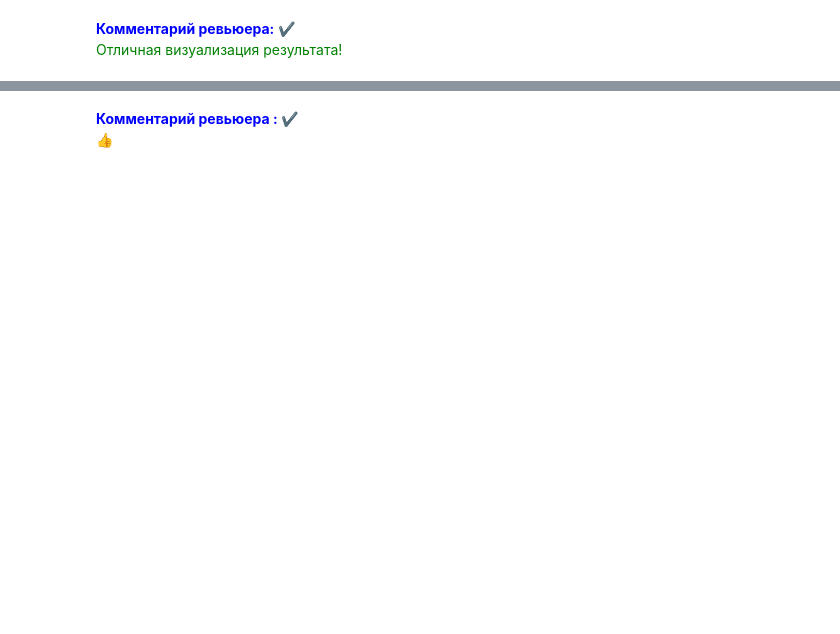
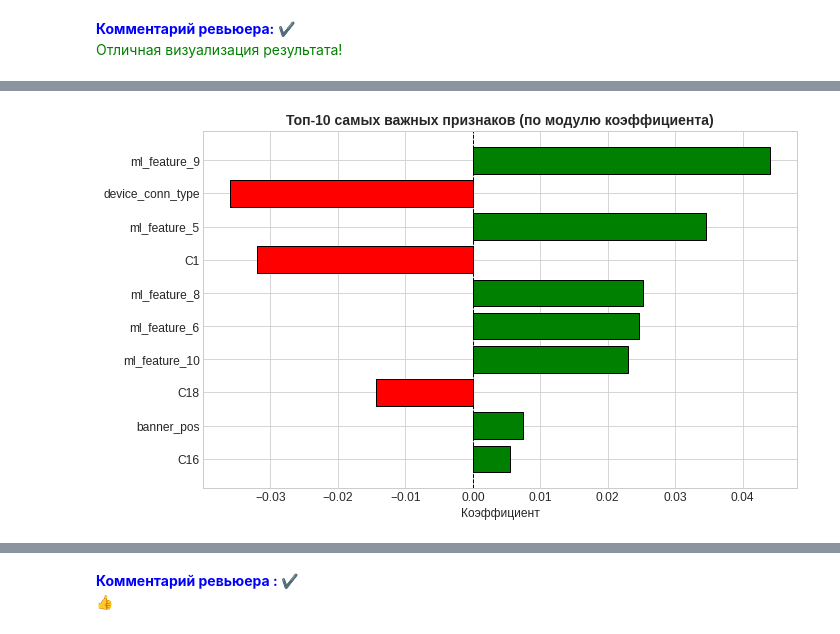
Before and after one commit to MllII/advandex-ctr-prediction, a Jupyter notebook: advandex_ctr_pipeline.ipynb, the cells around one changed output, grey strips where cells are left out. Cells and saved outputs as stored; diff of their text form; code cells hidden in the pictures; blank space fills up the shorter version.

```diff
--- a/advandex_ctr_pipeline.ipynb
+++ b/advandex_ctr_pipeline.ipynb
@@ -3506,64 +3976,70 @@ print("8.3 АНАЛИЗ ВЕСОВ МОДЕЛИ")
 print("\n1. КОЭФФИЦИЕНТЫ МОДЕЛИ")
 print("-" * 50)
 
-# Извлекаем модель из пайплайна
-# final_pipeline — это полный пайплайн (preprocessor + classifier)
-# Нам нужен сам классификатор
-model = final_pipeline.named_steps['classifier']
+# Получаем коэффициенты из финальной модели
+coef = final_model.coef_[0]
 
-# Получаем коэффициенты
-coef = model.coef_[0]
+# Получаем имена признаков (из X_train_selected)
+feature_names = X_train_selected.columns.tolist()
+
+# Создаём DataFrame с весами
+weights_df = pd.DataFrame({
+    'feature': feature_names,
+    'coef': coef  # ← название колонки 'coef', а не 'weight'
+})
+
+# Сортируем по абсолютному значению
+weights_df['abs_coef'] = abs(weights_df['coef'])
+weights_df_sorted = weights_df.sort_values('abs_coef', ascending=False)
 
 print(f"Всего признаков: {len(coef)}")
-print(f"Положительных весов: {(coef > 0).sum()}")
-print(f"Отрицательных весов: {(coef < 0).sum()}")
-print(f"Нулевых весов: {(coef == 0).sum()}")
+print(f"Положительных коэффициентов: {(coef > 0).sum()}")
+print(f"Отрицательных коэффициентов: {(coef < 0).sum()}")
+print(f"Нулевых коэффициентов: {(coef == 0).sum()}")
 
-# ---- 2. Создание DataFrame с весами ----
-print("\n2. СОЗДАНИЕ ТАБЛИЦЫ ВЕСОВ")
-print("-" * 50)
-
-# Получаем имена признаков из пайплайна
-# Для этого нужно понять, какие признаки были созданы после предобработки
-feature_names = [f'feature_{i}' for i in range(len(coef))]
-
-weights_df = pd.DataFrame({
-    'feature': feature_names,
-    'weight': coef
-})
-
-weights_df['abs_weight'] = abs(weights_df['weight'])
-weights_df_sorted = weights_df.sort_values('abs_weight', ascending=False)
-
-# ---- 3. Топ-10 самых важных признаков ----
-print("\n3. ТОП-10 САМЫХ ВАЖНЫХ ПРИЗНАКОВ (ПО МОДУЛЮ ВЕСА)")
+# ---- 2. Топ-10 самых важных признаков ----
+print("\n2. ТОП-10 САМЫХ ВАЖНЫХ ПРИЗНАКОВ (ПО МОДУЛЮ КОЭФФИЦИЕНТА)")
 print("-" * 60)
 
 top10 = weights_df_sorted.head(10)
-print(f"{'№':<4} {'Признак':<20} {'Вес':>15} {'|Вес|':>15}")
+print(f"{'№':<4} {'Признак':<25} {'Коэффициент':>15} {'|Коэффициент|':>15}")
 print("-" * 60)
 for i, (idx, row) in enumerate(top10.iterrows(), 1):
-    print(f"{i:<4} {row['feature']:<20} {row['weight']:>15.4f} {row['abs_weight']:>15.4f}")
+    print(f"{i:<4} {row['feature']:<25} {row['coef']:>15.4f} {row['abs_coef']:>15.4f}")
 
-# ---- 4. Топ-5 положительных весов ----
-print("\n4. ТОП-5 ПРИЗНАКОВ С ПОЛОЖИТЕЛЬНЫМ ВЕСОМ")
+# ---- 3. Топ-5 положительных коэффициентов ----
+print("\n3. ТОП-5 ПРИЗНАКОВ С ПОЛОЖИТЕЛЬНЫМ КОЭФФИЦИЕНТОМ (УВЕЛИЧИВАЮТ ВЕРОЯТНОСТЬ КЛИКА)")
 print("-" * 60)
 
-top_positive = weights_df_sorted[weights_df_sorted['weight'] > 0].head(5)
-print(f"{'№':<4} {'Признак':<20} {'Вес':>15}")
+top_positive = weights_df_sorted[weights_df_sorted['coef'] > 0].head(5)
+print(f"{'№':<4} {'Признак':<25} {'Коэффициент':>15}")
 print("-" * 60)
 for i, (idx, row) in enumerate(top_positive.iterrows(), 1):
-    print(f"{i:<4} {row['feature']:<20} {row['weight']:>15.4f}")
+    print(f"{i:<4} {row['feature']:<25} {row['coef']:>15.4f}")
 
-# ---- 5. Топ-5 отрицательных весов ----
-print("\n5. ТОП-5 ПРИЗНАКОВ С ОТРИЦАТЕЛЬНЫМ ВЕСОМ")
+# ---- 4. Топ-5 отрицательных коэффициентов ----
+print("\n4. ТОП-5 ПРИЗНАКОВ С ОТРИЦАТЕЛЬНЫМ КОЭФФИЦИЕНТОМ (УМЕНЬШАЮТ ВЕРОЯТНОСТЬ КЛИКА)")
 print("-" * 60)
 
-top_negative = weights_df_sorted[weights_df_sorted['weight'] < 0].tail(5)
-print(f"{'№':<4} {'Признак':<20} {'Вес':>15}")
+top_negative = weights_df_sorted[weights_df_sorted['coef'] < 0].tail(5).sort_values('coef')
+print(f"{'№':<4} {'Признак':<25} {'Коэффициент':>15}")
 print("-" * 60)
 for i, (idx, row) in enumerate(top_negative.iterrows(), 1):
-    print(f"{i:<4} {row['feature']:<20} {row['weight']:>15.4f}")
+    print(f"{i:<4} {row['feature']:<25} {row['coef']:>15.4f}")
+
+# ---- 5. Визуализация коэффициентов ----
+print("\n5. ВИЗУАЛИЗАЦИЯ КОЭФФИЦИЕНТОВ (ТОП-10)")
+print("-" * 60)
+
+plt.figure(figsize=(10, 6))
+colors = ['green' if w > 0 else 'red' for w in top10['coef']]
+plt.barh(top10['feature'], top10['coef'], color=colors, edgecolor='black')
+plt.title('Топ-10 самых важных признаков (по модулю коэффициента)', fontsize=14, fontweight='bold')
+plt.xlabel('Коэффициент')
+plt.axvline(x=0, color='black', linestyle='--', linewidth=1)
+plt.gca().invert_yaxis()
+plt.tight_layout()
+plt.show()
 # %% [output]
 8.3 АНАЛИЗ ВЕСОВ МОДЕЛИ
 
@@ -3584,0 +4061 @@ for i, (idx, row) in enumerate(top_negative.iterrows(), 1):
+[figure, added]
```
Also changed, not shown: parts of 136 cells of this notebook, 9 other files.
